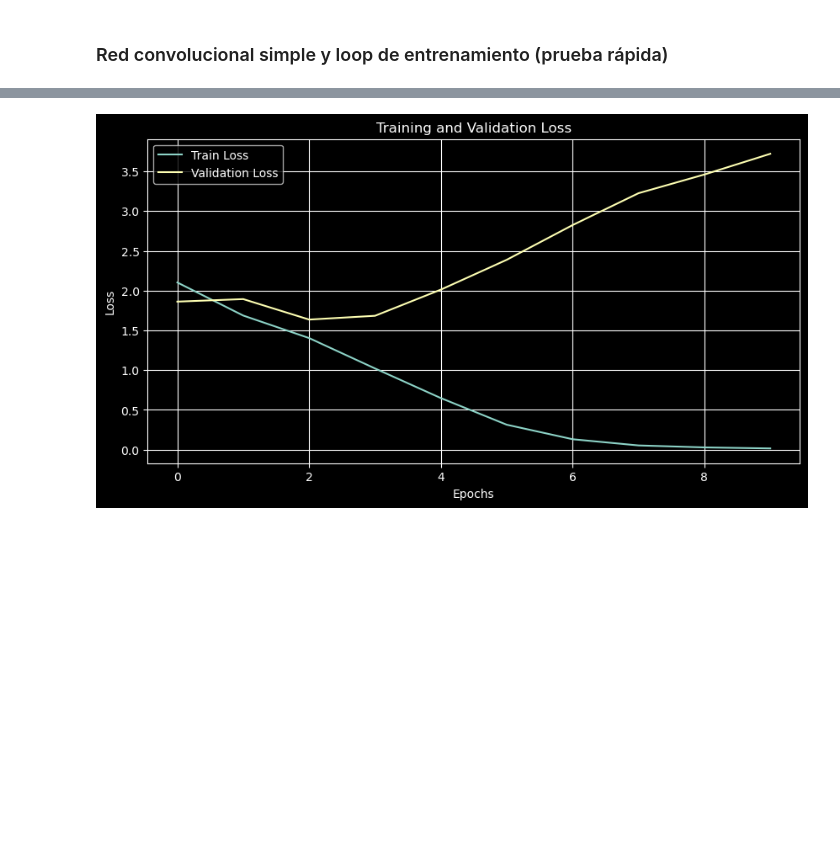
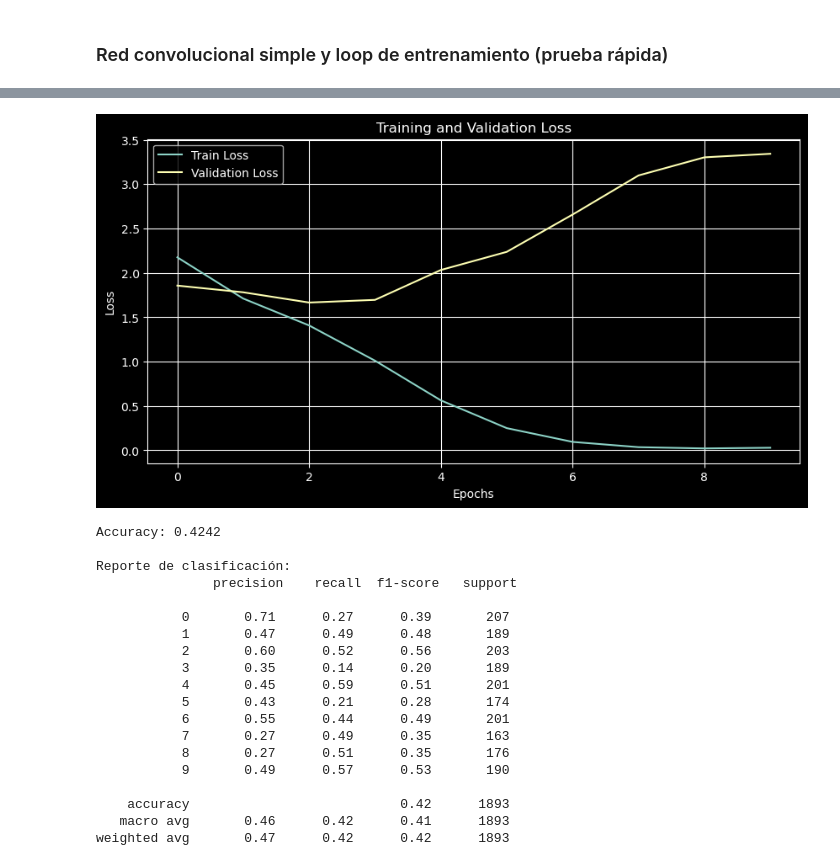
Before and after one commit to joacoguerrae/taller_dl, a Jupyter notebook: tarea_1/exploracion.ipynb, the cells around one changed output, grey strips where cells are left out. Saved outputs shown, nothing was run; the diff lists cells and outputs as text; code cells hidden in the pictures; blank space fills up the shorter version.

```diff
--- a/tarea_1/Tarea_1-letra.ipynb
+++ b/tarea_1/exploracion.ipynb
@@ -251,4 +248,24 @@ torch.Size([1, 224, 224])
 # %%
 utils.plot_taining(train_errors, val_errors)
+utils.model_calassification_report(model, test_loader, DEVICE, nclasses)
 # %% [output]
-[figure, old version]
+[figure, new version]
+Accuracy: 0.4242
+
+Reporte de clasificación:
+               precision    recall  f1-score   support
+
+           0       0.71      0.27      0.39       207
+           1       0.47      0.49      0.48       189
+           2       0.60      0.52      0.56       203
+           3       0.35      0.14      0.20       189
+           4       0.45      0.59      0.51       201
+           5       0.43      0.21      0.28       174
+           6       0.55      0.44      0.49       201
+           7       0.27      0.49      0.35       163
+           8       0.27      0.51      0.35       176
+           9       0.49      0.57      0.53       190
+
+    accuracy                           0.42      1893
+   macro avg       0.46      0.42      0.41      1893
+weighted avg       0.47      0.42      0.42      1893
```
Also changed, not shown: parts of 9 cells of this notebook, 4 other files.
